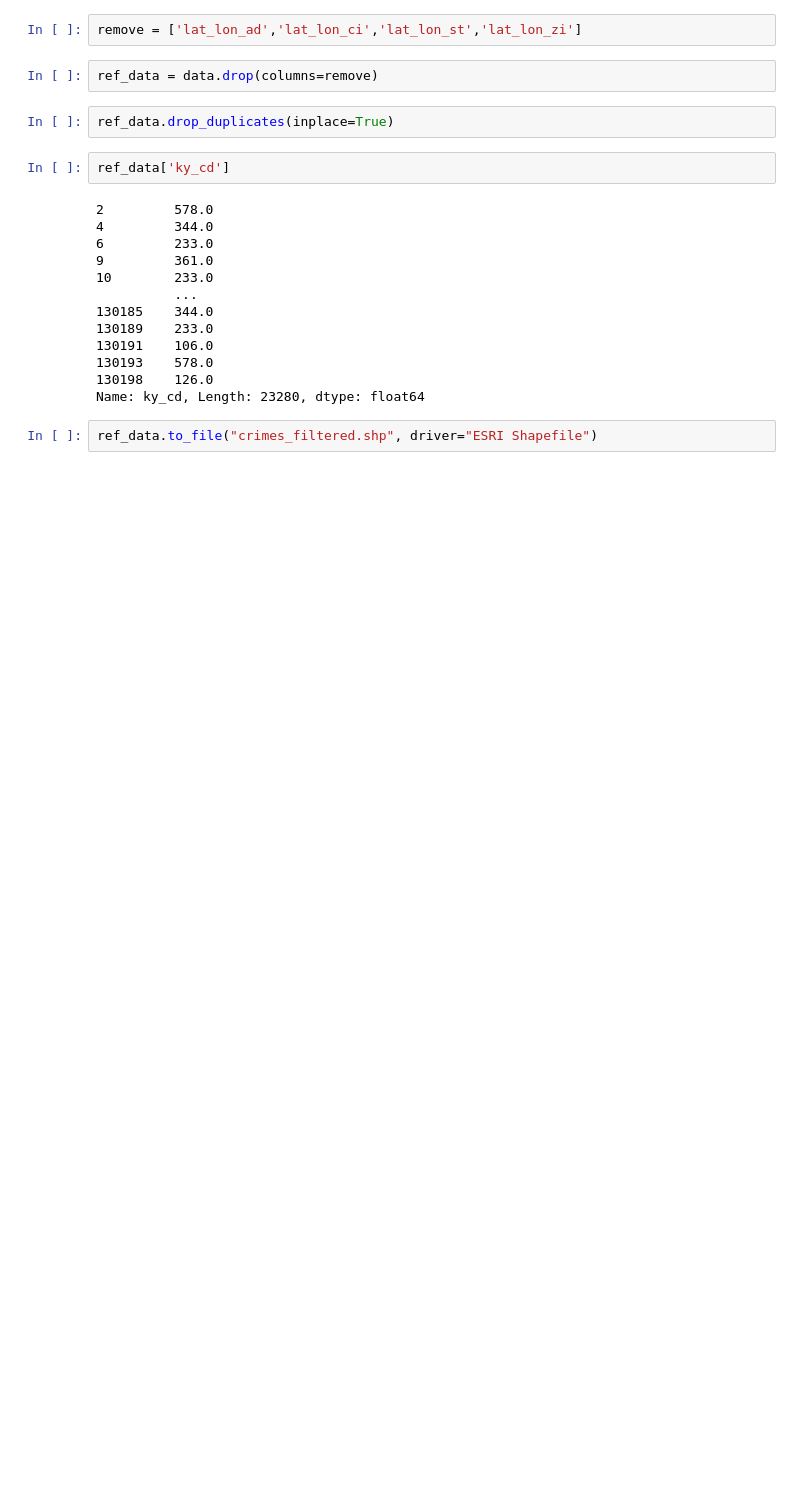
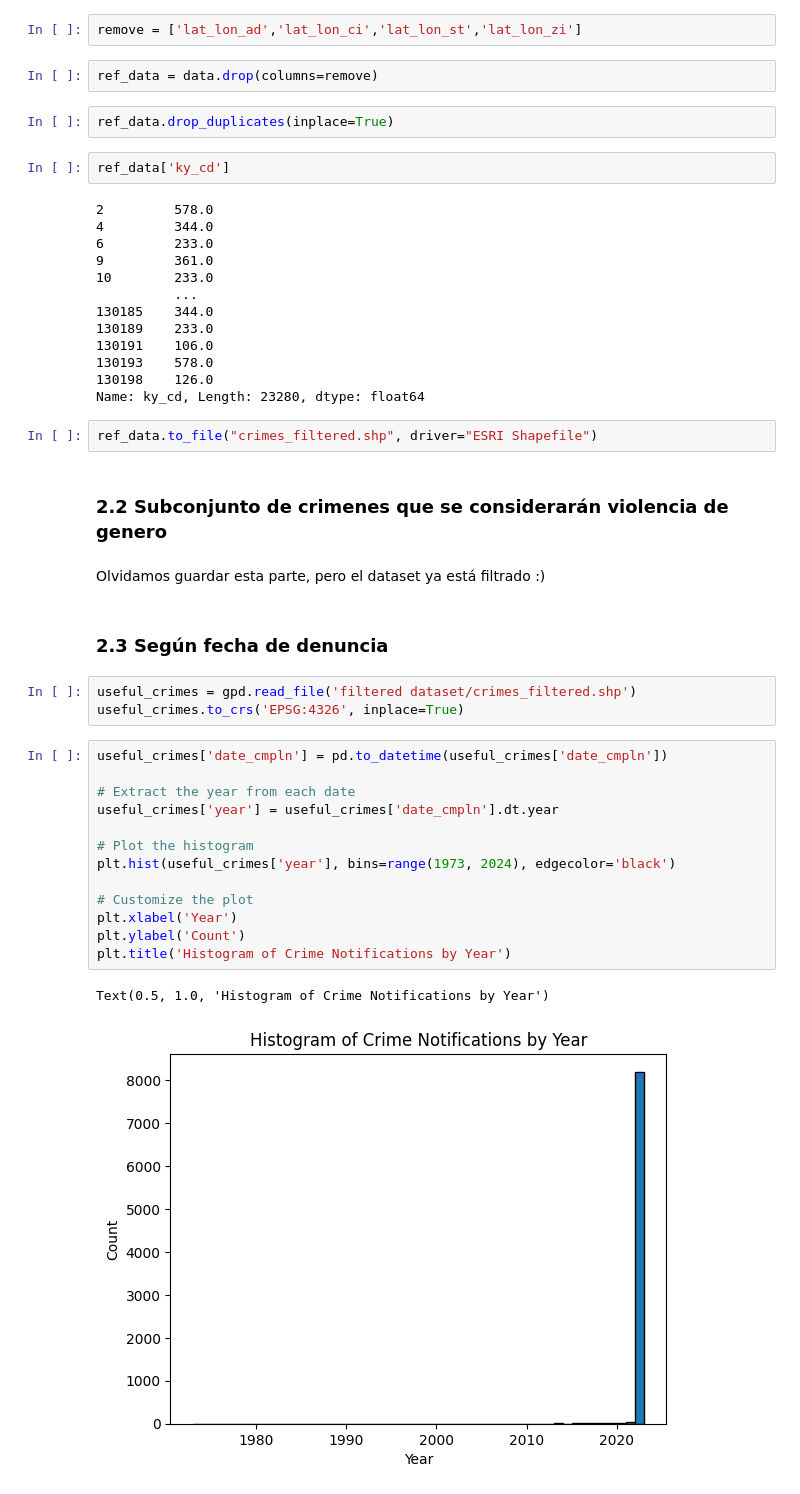
Before and after one commit to Larraguibel/HeatIslandsWV, a Jupyter notebook: preprocess_nypdcrimes.ipynb, the cells around one changed output. Cells and saved outputs as stored; diff of their text form; blank space fills up the shorter version.

Commit message:
new dataset

```diff
--- a/preprocess_nypdcrimes.ipynb
+++ b/preprocess_nypdcrimes.ipynb
@@ -52,3 +61,28 @@ ref_data['ky_cd']
 Name: ky_cd, Length: 23280, dtype: float64
 # %%
 ref_data.to_file("crimes_filtered.shp", driver="ESRI Shapefile")
+# %% [markdown]
+### 2.2 Subconjunto de crimenes que se considerarán violencia de genero
+# %% [markdown]
+Olvidamos guardar esta parte, pero el dataset ya está filtrado :)
+# %% [markdown]
+### 2.3 Según fecha de denuncia
+# %%
+useful_crimes = gpd.read_file('filtered dataset/crimes_filtered.shp')
+useful_crimes.to_crs('EPSG:4326', inplace=True)
+# %%
+useful_crimes['date_cmpln'] = pd.to_datetime(useful_crimes['date_cmpln'])
+
+# Extract the year from each date
+useful_crimes['year'] = useful_crimes['date_cmpln'].dt.year
+
+# Plot the histogram
+plt.hist(useful_crimes['year'], bins=range(1973, 2024), edgecolor='black')
+
+# Customize the plot
+plt.xlabel('Year')
+plt.ylabel('Count')
+plt.title('Histogram of Crime Notifications by Year')
+# %% [output]
+Text(0.5, 1.0, 'Histogram of Crime Notifications by Year')
+[figure, added]
```
Also changed, not shown: parts of 31 cells of this notebook, 3 other files.
